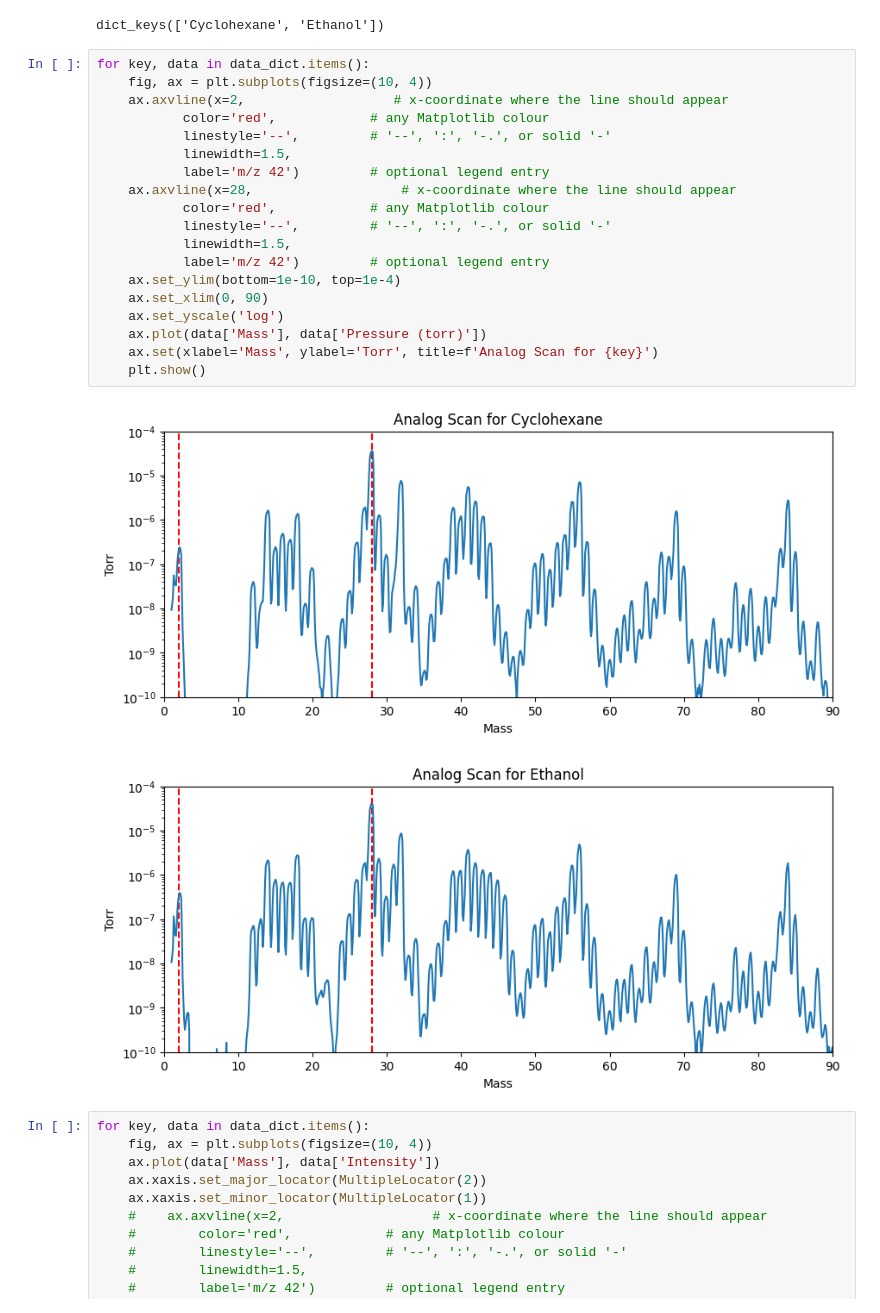
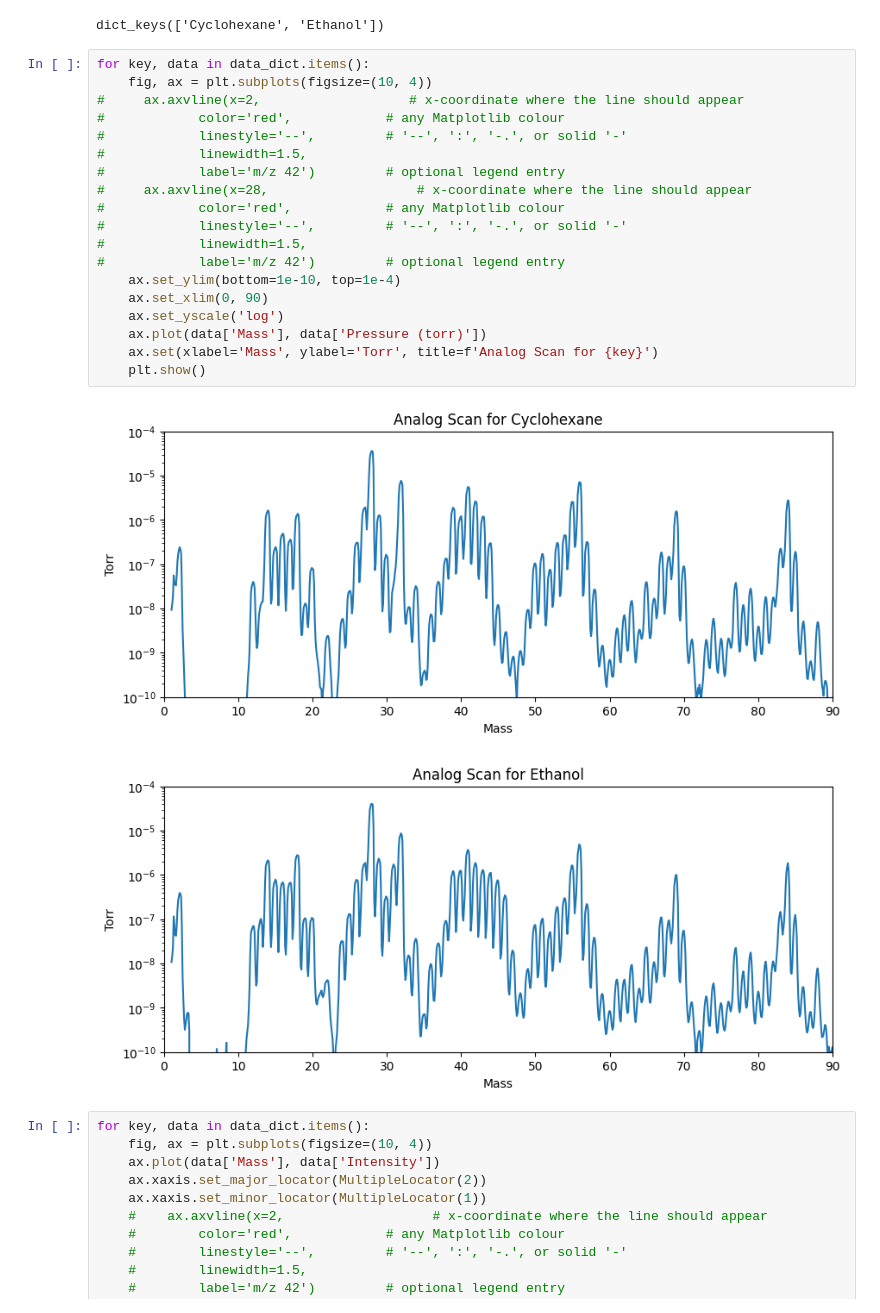
Before and after one commit to kearb-stomp/AdvLabs, a Jupyter notebook: Lab 3/Task 3.ipynb, the cells around one changed output. Drawn from its saved outputs; the diff is of its cells as text.

Commit message:
Minor plot fix

```diff
--- a/Lab 3/Task 3.ipynb
+++ b/Lab 3/Task 3.ipynb
@@ -91,25 +91,25 @@ dict_keys(['Cyclohexane', 'Ethanol'])
 # %%
 for key, data in data_dict.items():
     fig, ax = plt.subplots(figsize=(10, 4))
-    ax.axvline(x=2,                   # x-coordinate where the line should appear
-           color='red',            # any Matplotlib colour
-           linestyle='--',         # '--', ':', '-.', or solid '-'
-           linewidth=1.5,
-           label='m/z 42')         # optional legend entry
-    ax.axvline(x=28,                   # x-coordinate where the line should appear
-           color='red',            # any Matplotlib colour
-           linestyle='--',         # '--', ':', '-.', or solid '-'
-           linewidth=1.5,
-           label='m/z 42')         # optional legend entry
+#     ax.axvline(x=2,                   # x-coordinate where the line should appear
+#            color='red',            # any Matplotlib colour
+#            linestyle='--',         # '--', ':', '-.', or solid '-'
+#            linewidth=1.5,
+#            label='m/z 42')         # optional legend entry
+#     ax.axvline(x=28,                   # x-coordinate where the line should appear
+#            color='red',            # any Matplotlib colour
+#            linestyle='--',         # '--', ':', '-.', or solid '-'
+#            linewidth=1.5,
+#            label='m/z 42')         # optional legend entry
     ax.set_ylim(bottom=1e-10, top=1e-4)
     ax.set_xlim(0, 90)
     ax.set_yscale('log')
     ax.plot(data['Mass'], data['Pressure (torr)'])
     ax.set(xlabel='Mass', ylabel='Torr', title=f'Analog Scan for {key}')
     plt.show()
 # %% [output]
-[figure, old version]
+[figure, new version]
-[figure, old version]
+[figure, new version]
 # %%
 for key, data in data_dict.items():
     fig, ax = plt.subplots(figsize=(10, 4))
```
